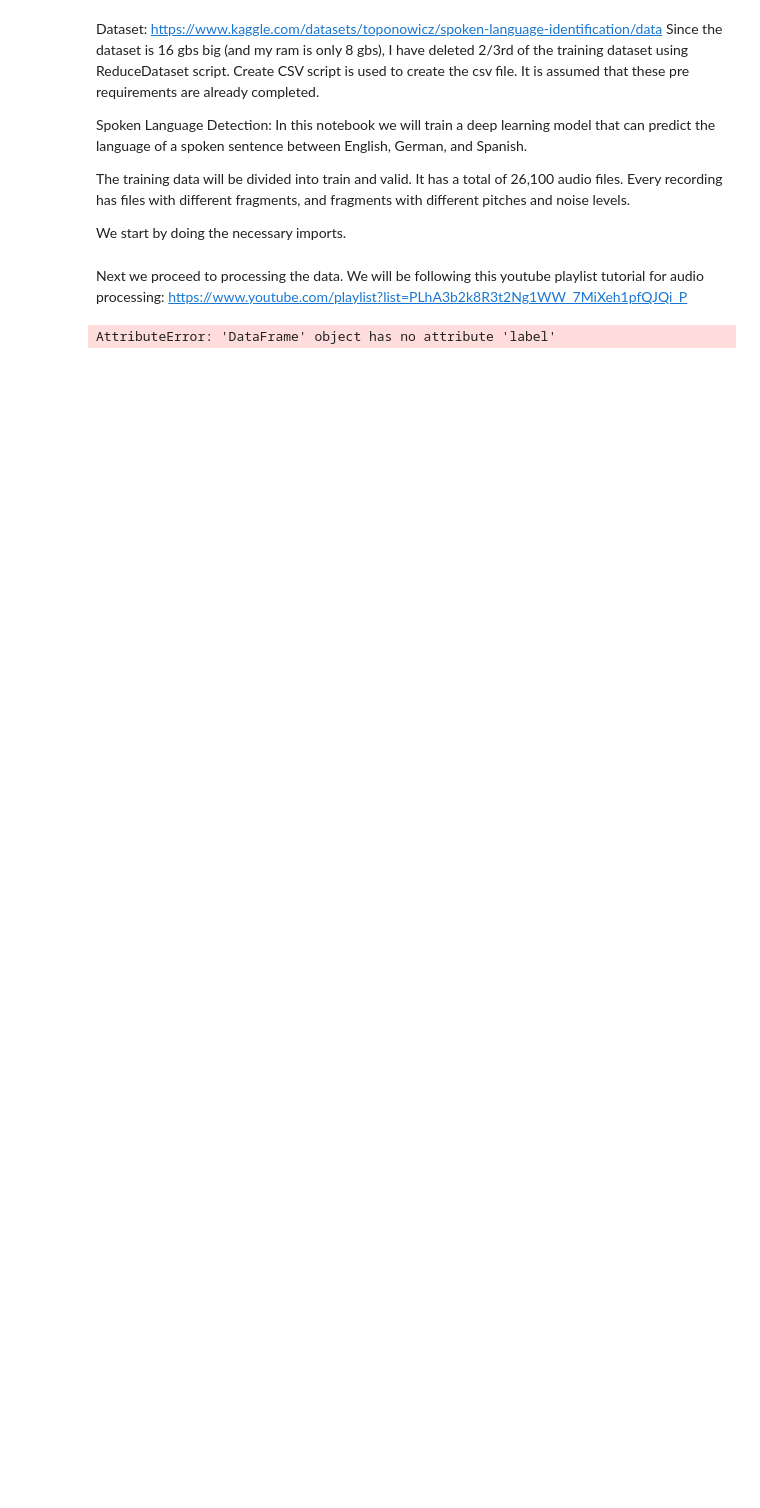
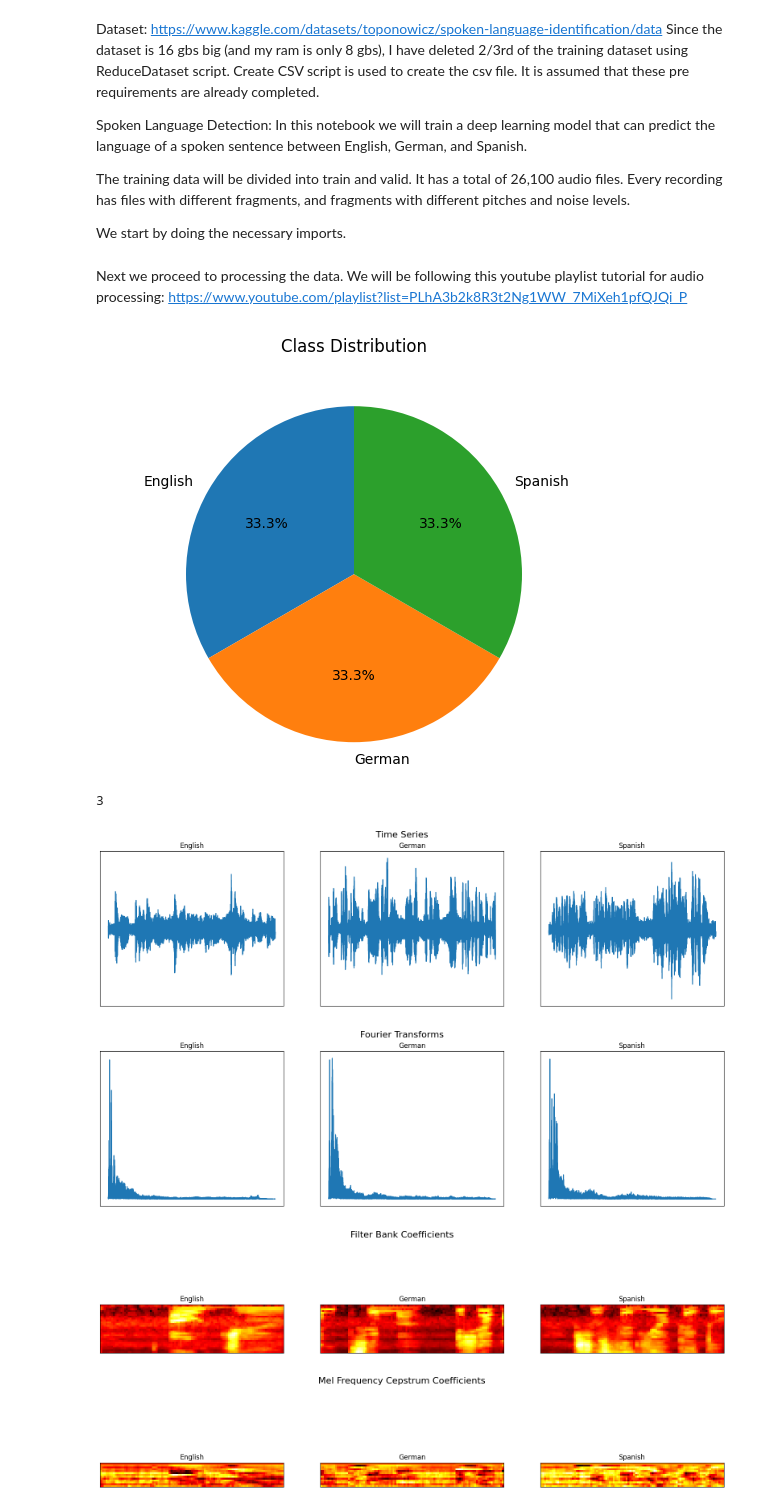
Before and after one commit to CapnSpek/SpokenLanguageDetection, a Jupyter notebook: Notebook.ipynb, the cells around one changed output. Cells and saved outputs as stored; diff of their text form; code cells hidden in the pictures; blank space fills up the shorter version.

```diff
--- a/Notebook.ipynb
+++ b/Notebook.ipynb
@@ -24,59 +24,58 @@ Next we proceed to processing the data.
 We will be following this youtube playlist tutorial for audio processing:
 https://www.youtube.com/playlist?list=PLhA3b2k8R3t2Ng1WW_7MiXeh1pfQJQi_P
 # %%
+train_path = './dataset/train/wav_train'
+test_path = './dataset/test/wav_test'
+
 def plot_signals(signals):
-    fig, axes = plt.subplots(nrows=2, ncols=5, sharex=False,
+    fig, axes = plt.subplots(nrows=1, ncols=3, sharex=False,
                              sharey=True, figsize=(20, 5))
     fig.suptitle('Time Series', size=16)
     i = 0
-    for x in range(2):
-        for y in range(5):
-            axes[x,y].set_title(list(signals.keys())[i])
-            axes[x,y].plot(list(signals.values())[i])
-            axes[x,y].get_xaxis().set_visible(False)
-            axes[x,y].get_yaxis().set_visible(False)
-            i += 1
+    for y in range(3):
+        axes[y].set_title(list(signals.keys())[i])
+        axes[y].plot(list(signals.values())[i])
+        axes[y].get_xaxis().set_visible(False)
+        axes[y].get_yaxis().set_visible(False)
+        i += 1
 
 def plot_fft(fft):
-    fig, axes = plt.subplots(nrows=2, ncols=5, sharex=False,
+    fig, axes = plt.subplots(nrows=1, ncols=3, sharex=False,
                              sharey=True, figsize=(20, 5))
     fig.suptitle('Fourier Transforms', size=16)
     i = 0
-    for x in range(2):
-        for y in range(5):
-            data = list(fft.values())[i]
-            Y, freq = data[0], data[1]
-            axes[x,y].set_title(list(fft.keys())[i])
-            axes[x,y].plot(freq, Y)
-            axes[x,y].get_xaxis().set_visible(False)
-            axes[x,y].get_yaxis().set_visible(False)
-            i += 1
+    for y in range(3):
+        data = list(fft.values())[i]
+        Y, freq = data[0], data[1]
+        axes[y].set_title(list(fft.keys())[i])
+        axes[y].plot(freq, Y)
+        axes[y].get_xaxis().set_visible(False)
+        axes[y].get_yaxis().set_visible(False)
+        i += 1
 
 def plot_fbank(fbank):
-    fig, axes = plt.subplots(nrows=2, ncols=5, sharex=False,
+    fig, axes = plt.subplots(nrows=1, ncols=3, sharex=False,
                              sharey=True, figsize=(20, 5))
     fig.suptitle('Filter Bank Coefficients', size=16)
     i = 0
-    for x in range(2):
-        for y in range(5):
-            axes[x,y].set_title(list(fbank.keys())[i])
-            axes[x,y].imshow(list(fbank.values())[i], cmap='hot', interpolation='nearest')
-            axes[x,y].get_xaxis().set_visible(False)
-            axes[x,y].get_yaxis().set_visible(False)
-            i += 1
+    for y in range(3):
+        axes[y].set_title(list(fbank.keys())[i])
+        axes[y].imshow(list(fbank.values())[i], cmap='hot', interpolation='nearest')
+        axes[y].get_xaxis().set_visible(False)
+        axes[y].get_yaxis().set_visible(False)
+        i += 1
 
 def plot_mfccs(mfccs):
-    fig, axes = plt.subplots(nrows=2, ncols=5, sharex=False,
+    fig, axes = plt.subplots(nrows=1, ncols=3, sharex=False,
                                 sharey=True, figsize=(20, 5))
     fig.suptitle('Mel Frequency Cepstrum Coefficients', size=16)
     i = 0
-    for x in range(2):
-        for y in range(5):
-            axes[x,y].set_title(list(mfccs.keys())[i])
-            axes[x,y].imshow(list(mfccs.values())[i], cmap='hot', interpolation='nearest')
-            axes[x,y].get_xaxis().set_visible(False)
-            axes[x,y].get_yaxis().set_visible(False)
-            i += 1
+    for y in range(3):
+        axes[y].set_title(list(mfccs.keys())[i])
+        axes[y].imshow(list(mfccs.values())[i], cmap='hot', interpolation='nearest')
+        axes[y].get_xaxis().set_visible(False)
+        axes[y].get_yaxis().set_visible(False)
+        i += 1
 
 def calc_fft(y, rate):
     n = len(y)
@@ -105,31 +104,36 @@ df.reset_index(inplace=True)
 signals = {}
 fft = {}
 fbank = {}
 mfccs = {}
 
 for c in classes:
     wav_file = df[df.label == c].iloc[0, 0]
     signal, rate = librosa.load(train_path + '/' + wav_file, sr=22050)
     signals[c] = signal
     fft[c] = calc_fft(signal, rate)
 
     bank = logfbank(signal[:rate], rate, nfilt=26, nfft=552).T
     fbank[c] = bank
     mel = mfcc(signal[:rate], rate, numcep=13, nfilt=26, nfft=552).T
     mfccs[c] = mel
 
 print(len(signals))
 
 plot_signals(signals)
 plt.show()
 
 plot_fft(fft)
 plt.show()
 
 plot_fbank(fbank)
 plt.show()
 
 plot_mfccs(mfccs)
 plt.show()
 # %% [output]
+[figure, added]
-AttributeError: 'DataFrame' object has no attribute 'label'
+3
+[figure, added]
+[figure, added]
+[figure, added]
+[figure, added]
```
Also changed, not shown: parts of 1 cell of this notebook.
